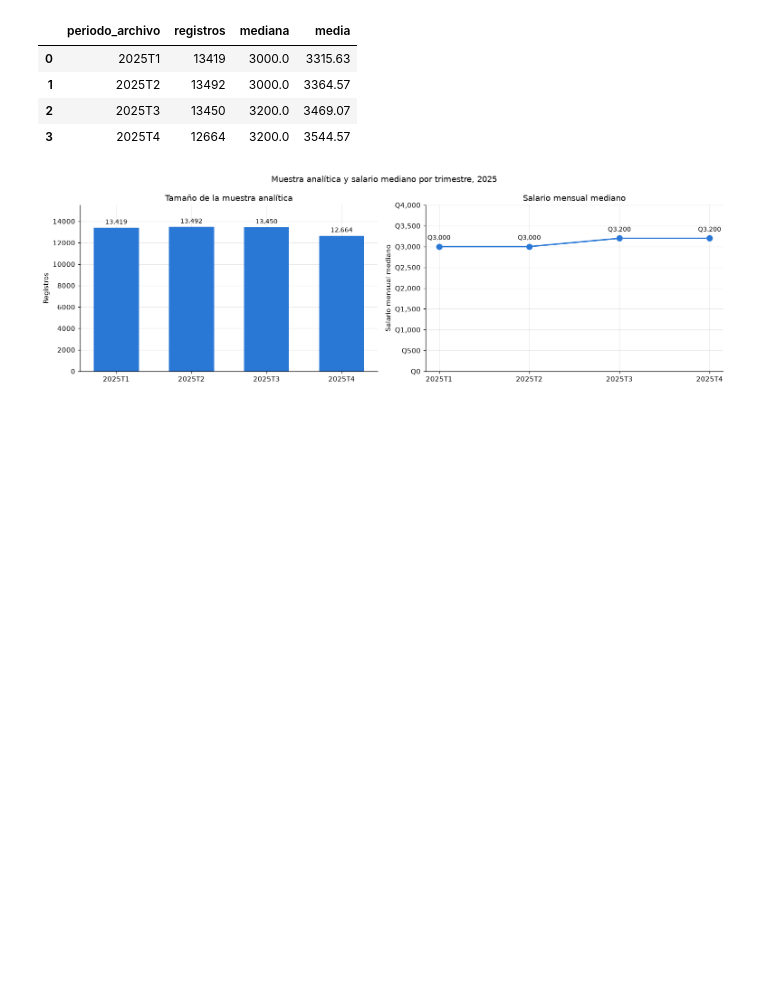
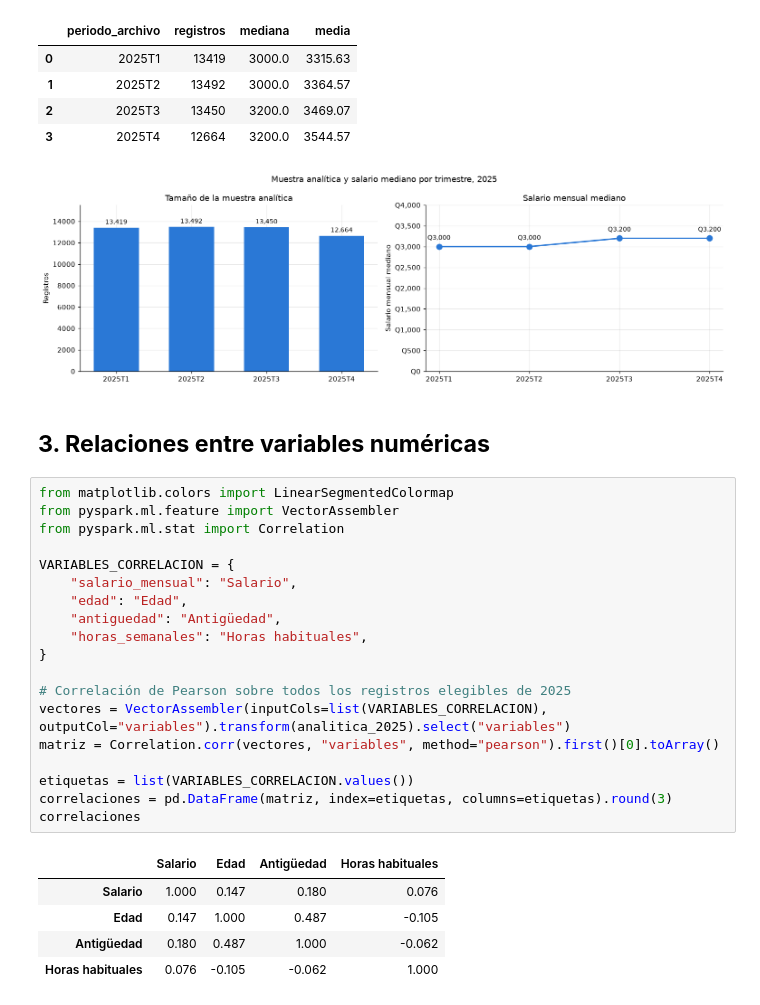
Before and after one commit to Bamo0507/Laboratorio_7_Intro_Spark, a Jupyter notebook: notebooks/lab7_spark_mllib.ipynb, the cells around one changed output. Drawn from its saved outputs; the diff is of its cells as text; blank space fills up the shorter version.

```diff
--- a/notebooks/lab7_spark_mllib.ipynb
+++ b/notebooks/lab7_spark_mllib.ipynb
@@ -694,3 +695,30 @@ plt.show()
 | 2 | 2025T3 | 13450 | 3200.0 | 3469.07 |
 | 3 | 2025T4 | 12664 | 3200.0 | 3544.57 |
 [figure]
+# %% [markdown]
+## **3. Relaciones entre variables numéricas**
+# %%
+from matplotlib.colors import LinearSegmentedColormap
+from pyspark.ml.feature import VectorAssembler
+from pyspark.ml.stat import Correlation
+
+VARIABLES_CORRELACION = {
+    "salario_mensual": "Salario",
+    "edad": "Edad",
+    "antiguedad": "Antigüedad",
+    "horas_semanales": "Horas habituales",
+}
+
+# Correlación de Pearson sobre todos los registros elegibles de 2025
+vectores = VectorAssembler(inputCols=list(VARIABLES_CORRELACION), outputCol="variables").transform(analitica_2025).select("variables")
+matriz = Correlation.corr(vectores, "variables", method="pearson").first()[0].toArray()
+
+etiquetas = list(VARIABLES_CORRELACION.values())
+correlaciones = pd.DataFrame(matriz, index=etiquetas, columns=etiquetas).round(3)
+correlaciones
+# %% [output]
+|  | Salario | Edad | Antigüedad | Horas habituales |
+| Salario | 1.000 | 0.147 | 0.180 | 0.076 |
+| Edad | 0.147 | 1.000 | 0.487 | -0.105 |
+| Antigüedad | 0.180 | 0.487 | 1.000 | -0.062 |
+| Horas habituales | 0.076 | -0.105 | -0.062 | 1.000 |
```
Also changed, not shown: parts of 6 cells of this notebook.
